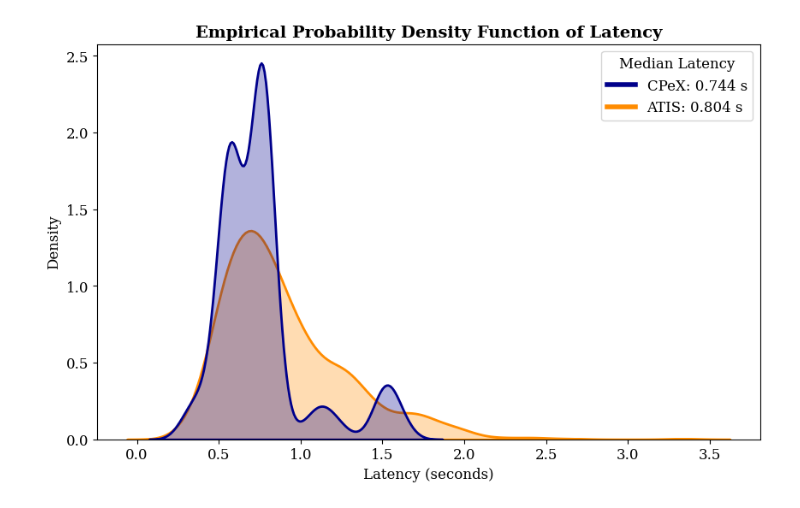
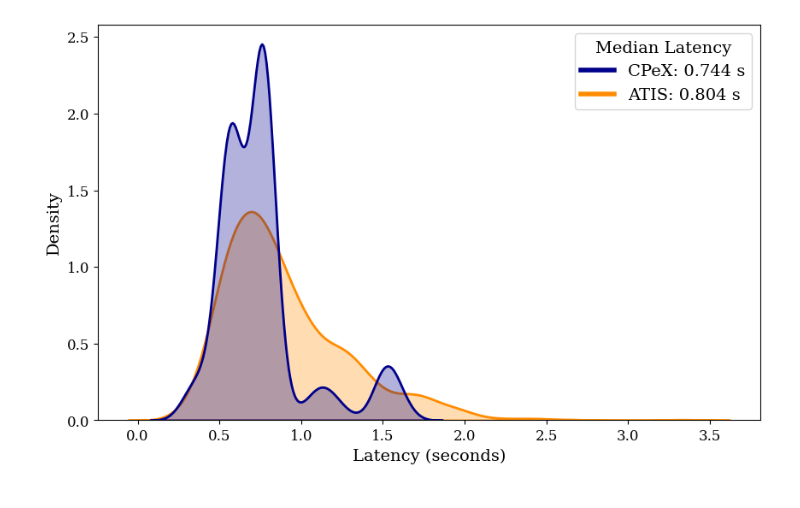
Before and after one commit to lokingdav/jodi, a Jupyter notebook: cpex/prototype/experiments/results/scripts/exp3-lat.ipynb, the cells around one changed output. Drawn from its saved outputs; the diff is of its cells as text; code cells hidden in the pictures.

```diff
--- a/cpex/prototype/experiments/results/scripts/exp3-lat.ipynb
+++ b/cpex/prototype/experiments/results/scripts/exp3-lat.ipynb
@@ -15,35 +15,35 @@ df = pd.read_csv("../experiment-3.csv")
 df["latency"] = df["latency"] / 1000  # Convert ms to seconds
 df["protocol"] = df["protocol"].str.lower()  # Convert to lowercase for better readability
 
 # Define lighter colors for better visibility
 color_palette = {"cpex": "darkblue", "atis": "darkorange"}  # Lighter blue and orange
 
 # Create the KDE-based empirical PDF plot
 plt.figure(figsize=(10, 6))
 
 # Plot KDE for each protocol
 for protocol in df["protocol"].unique():
     subset = df[df["protocol"] == protocol]["latency"]
     sns.kdeplot(subset, label=f"{protocol.upper()}", color=color_palette[protocol],
                 linewidth=2, fill=True, alpha=0.3)  # Fill adds transparency for better visibility
 
 # Labels and title
-plt.title("Empirical Probability Density Function of Latency", fontsize=14, fontweight='bold')
-plt.xlabel("Latency (seconds)", fontsize=12)
-plt.ylabel("Density", fontsize=12)
+# plt.title("Empirical Probability Density Function of Latency", fontsize=14, fontweight='bold')
+plt.xlabel("Latency (seconds)", fontsize=14)
+plt.ylabel("Density", fontsize=14)
 
 median_values = df.groupby("protocol")["latency"].median()
 handles = [
     plt.Line2D([0], [0], color="darkblue", lw=4, label=f"CPeX: {median_values['cpex']:.3f} s"),
     plt.Line2D([0], [0], color="darkorange", lw=4, label=f"ATIS: {median_values['atis']:.3f} s"),
 ]
-plt.legend(handles=handles, title="Median Latency", title_fontsize="12", fontsize="12")
+plt.legend(handles=handles, title="Median Latency", title_fontsize="14", fontsize="14")
 
 # Save as high-resolution PDF
 pdf_path = "../charts/latency_epdf.pdf"
 plt.savefig(pdf_path, format="pdf", dpi=300, bbox_inches="tight")
 
 # Show the plot
 plt.show()
 # %% [output]
-[figure, old version]
+[figure, new version]
```
Also changed, not shown: 10 other files.
